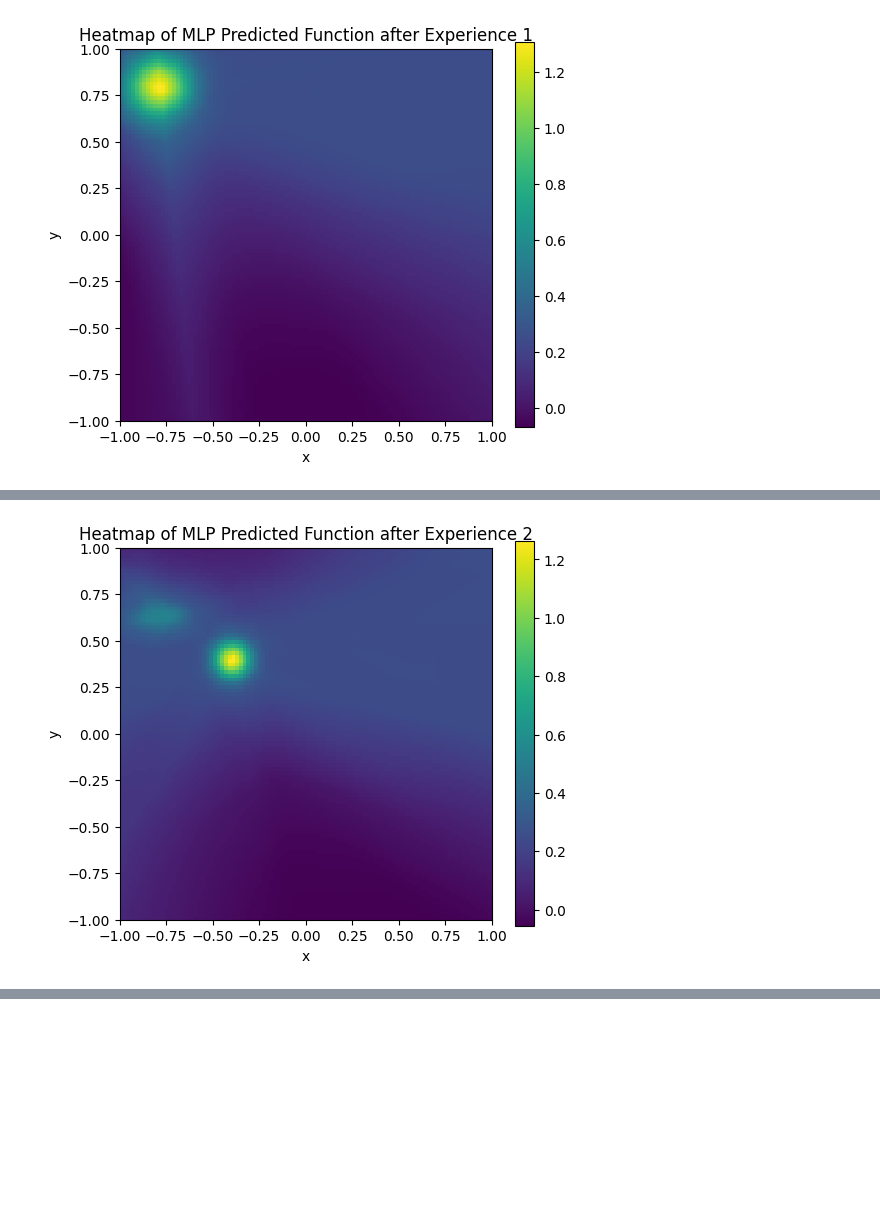
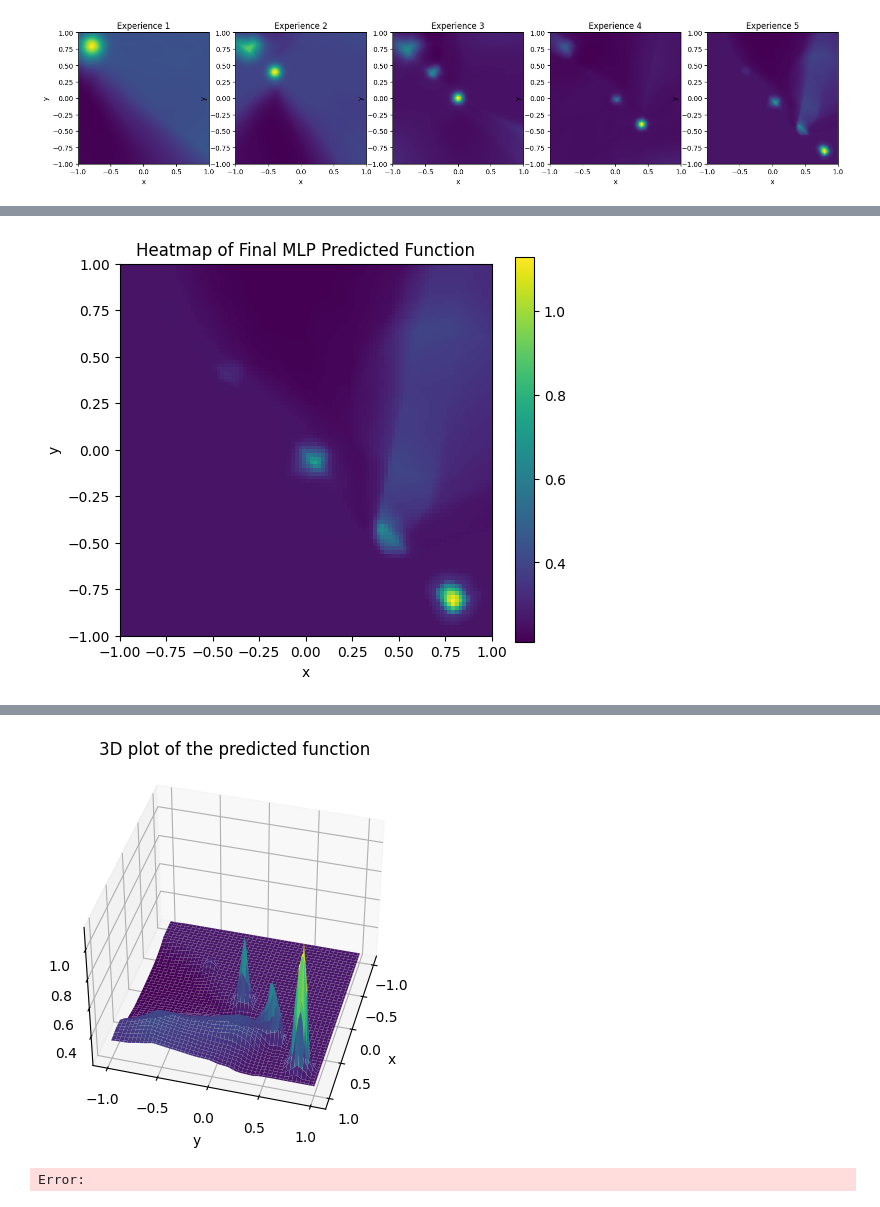
Before and after one commit to harris2001/KAN-T-Forget, a Jupyter notebook: Experiments/Toy_Examples/2D_Gaussians_MLP.ipynb, the cells around one changed output, grey strips where cells are left out. Saved outputs shown, nothing was run; the diff lists cells and outputs as text; code cells hidden in the pictures; blank space fills up the shorter version.

Commit message:
Updating 1D and 2D functions

```diff
--- a/Experiments/Toy_Examples/2D_Gaussians_MLP.ipynb
+++ b/Experiments/Toy_Examples/2D_Gaussians_MLP.ipynb
@@ -61,9 +61,9 @@ class MLP(nn.Module):
     def __init__(self):
         super(MLP, self).__init__()
         self.fc1 = nn.Linear(2, 64)
-        self.fc2 = nn.Linear(64, 128)
-        self.fc3 = nn.Linear(128, 64)
-        self.fc4 = nn.Linear(64, 32)
+        self.fc2 = nn.Linear(64, 512)
+        self.fc3 = nn.Linear(512, 128)
+        self.fc4 = nn.Linear(128, 32)
         self.fc5 = nn.Linear(32, 1)
 
     def forward(self, x):
@@ -86,6 +86,7 @@ optimizer = optim.Adam(model.parameters(), lr=0.001)
 num_epochs = 100
 batch_size = 64
 
+fig, axs = plt.subplots(1, n_experiences, figsize=(20, 5))
 for i in range(n_experiences):
     print(f'Training on Experience {i + 1}')
 
@@ -114,15 +115,20 @@ for i in range(n_experiences):
     # Reshape predictions to the original grid shape
     predictions_grid = predictions.reshape(x_grid.shape)
 
+    axs[i].imshow(predictions_grid, cmap='viridis', extent=[-1, 1, -1, 1])
+    axs[i].set_title(f'Experience {i + 1}')
+    axs[i].set_xlabel('x')
+    axs[i].set_ylabel('y')
+
     # Plotting the predicted function
-    plt.figure(figsize=(6, 5))
-    plt.imshow(predictions_grid, cmap='viridis', extent=[-1, 1, -1, 1])
-    plt.colorbar()
-    plt.title(f'Heatmap of MLP Predicted Function after Experience {i + 1}')
-    plt.xlabel('x')
-    plt.ylabel('y')
-    plt.show()
-
+    # plt.figure(figsize=(6, 5))
+    # plt.imshow(predictions_grid, cmap='viridis', extent=[-1, 1, -1, 1])
+    # plt.colorbar()
+    # plt.title(f'Heatmap of MLP Predicted Function after Experience {i + 1}')
+    # plt.xlabel('x')
+    # plt.ylabel('y')
+    # plt.show()
+plt.show()
 # Final evaluation on the entire dataset
 model.eval()
 with torch.no_grad():
@@ -163 +175 @@ Epoch [100/100], Loss: 0.0001
-[figure, old version]
+[figure, new version]
@@ -175 +176 @@ Epoch [100/100], Loss: 0.0000
-[figure, old version]
+[figure, new version]
@@ -213,0 +178,15 @@ Epoch [100/100], Loss: 0.0070
+# %%
+#plot the predictions in 3d
+fig = plt.figure()
+ax = fig.add_subplot(111, projection='3d')
+ax.plot_surface(x_grid, y_grid, predictions_grid, cmap='viridis')
+
+# Rotate the plot to see the 3D plot
+ax.view_init(40, 15)
+plt.title('3D plot of the predicted function')
+plt.xlabel('x')
+plt.ylabel('y')
+plt.show()
+# %% [output]
+[figure, added]
+Error:
```
Also changed, not shown: parts of 1 cell of this notebook, 6 other files.
